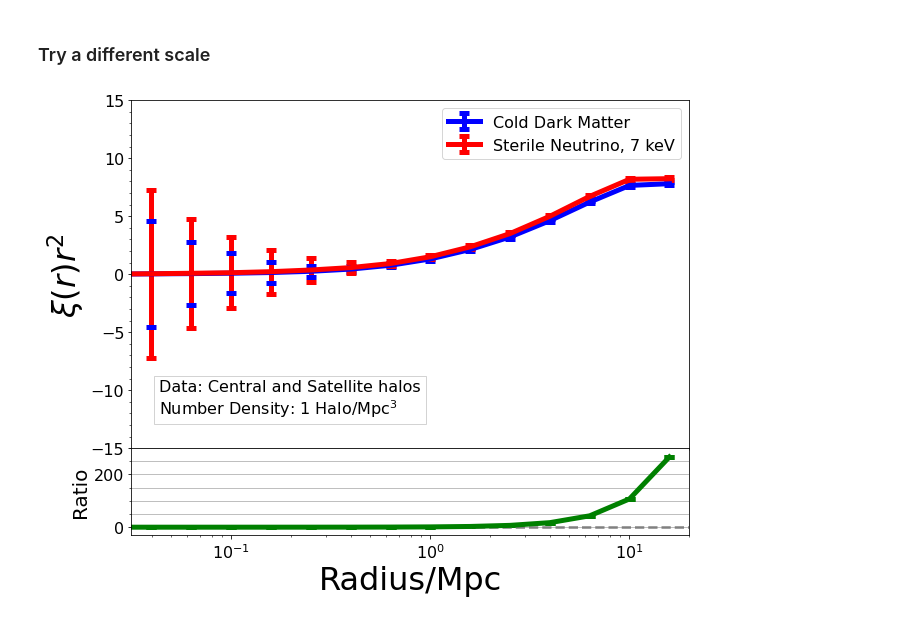
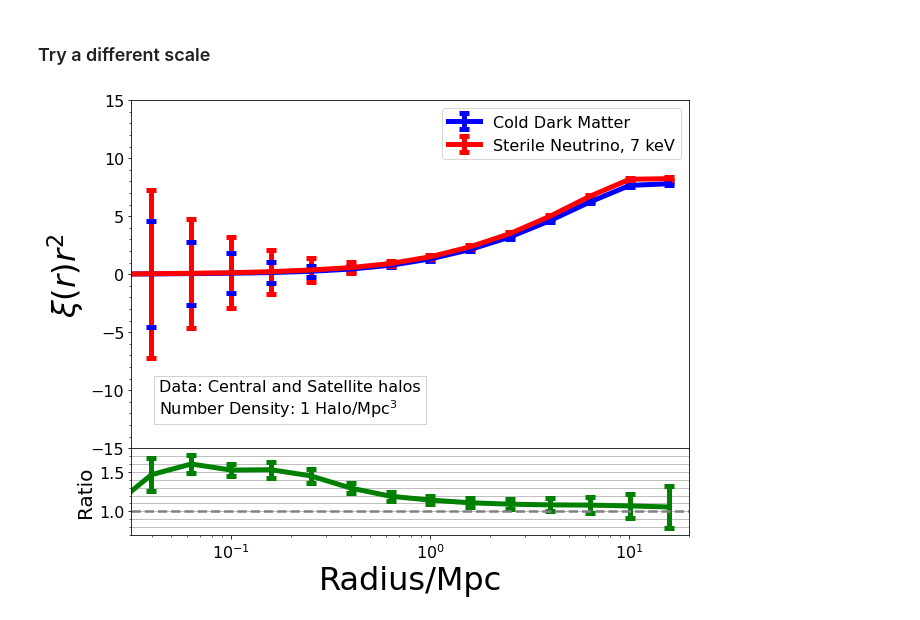
Before and after one commit to mshiferaw/WDM, a Jupyter notebook: Summer 2020/2 Jackknife.ipynb, the cells around one changed output. Cells and saved outputs as stored; diff of their text form; code cells hidden in the pictures.

```diff
--- a/Summer 2020/2 Jackknife.ipynb
+++ b/Summer 2020/2 Jackknife.ipynb
@@ -317,34 +317,34 @@ props = dict(facecolor='none', edgecolor='lightgrey', pad = 5.0)
 plt.figure(figsize=(10,8))
 grid = gridspec.GridSpec(2,1, height_ratios = [4,1])
 grid.update(hspace = 0)
 grid0 = plt.subplot(grid[0])
 grid1 = plt.subplot(grid[1])
 
 grid0.errorbar(CUTE_cdm_sorted[:,0], CUTE_cdm_sorted[:,1]*(CUTE_cdm_sorted[:,0]**2), yerr = cdm_jackknife, capsize = 5,
                capthick = 5, label = "Cold Dark Matter", linewidth = 5, color = "blue")
 grid0.errorbar(CUTE_wdm_sorted[:,0], CUTE_wdm_sorted[:,1]*(CUTE_wdm_sorted[:,0]**2), yerr = wdm_jackknife, capsize = 5,
                capthick = 5, label = "Sterile Neutrino, 7 keV", linewidth = 5, color = "red")
 grid0.text(0.05, 0.2, textstr, transform=grid0.transAxes, fontsize=16, verticalalignment='top', bbox=props)
 grid0.set_ylabel(r"$\xi(r)r^2$", fontsize = 32)
 grid0.set_xlim(10**-1.5, 2e1)
 grid0.set_ylim(-15, 15)
 grid0.set_xscale('Log')
 grid0.tick_params(labelsize=16)
 grid0.legend(fontsize=16)
 grid0.minorticks_on()
 
-grid1.errorbar(CUTE_wdm_sorted[:,0], CUTE_wdm_sorted[:,1]/CUTE_cdm_sorted[:,1]*(CUTE_wdm_sorted[:,0]**2),
-               yerr = ratio_jackknife, capsize = 5, capthick = 5, linewidth = 5, color = "green")
+grid1.errorbar(CUTE_wdm_sorted[:,0], CUTE_wdm_sorted[:,1]/CUTE_cdm_sorted[:,1], yerr = ratio_jackknife, capsize = 5,
+               capthick = 5, linewidth = 5, color = "green")
 grid1.axhline(y = 1, color = "grey", ls = "--", linewidth = 2.5)
 grid1.set_xlabel("Radius/Mpc", fontsize = 32)
 grid1.set_ylabel("Ratio",  fontsize = 20)
 grid1.set_xlim(10**-1.5, 2e1)
-grid1.set_ylim(-30, 300)
+grid1.set_ylim(0.7, 1.8)
 grid1.set_xscale('Log')
 grid1.yaxis.grid(which = "both")
 grid1.tick_params(labelsize=16)
 grid1.minorticks_on()
 
 plt.show()
 # %% [output]
-[figure, old version]
+[figure, new version]
```
